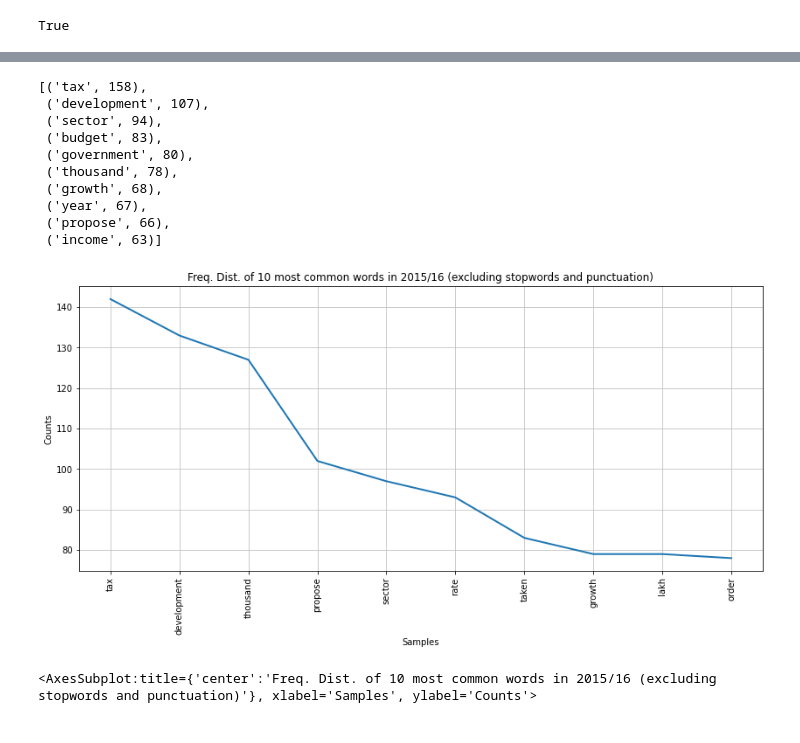
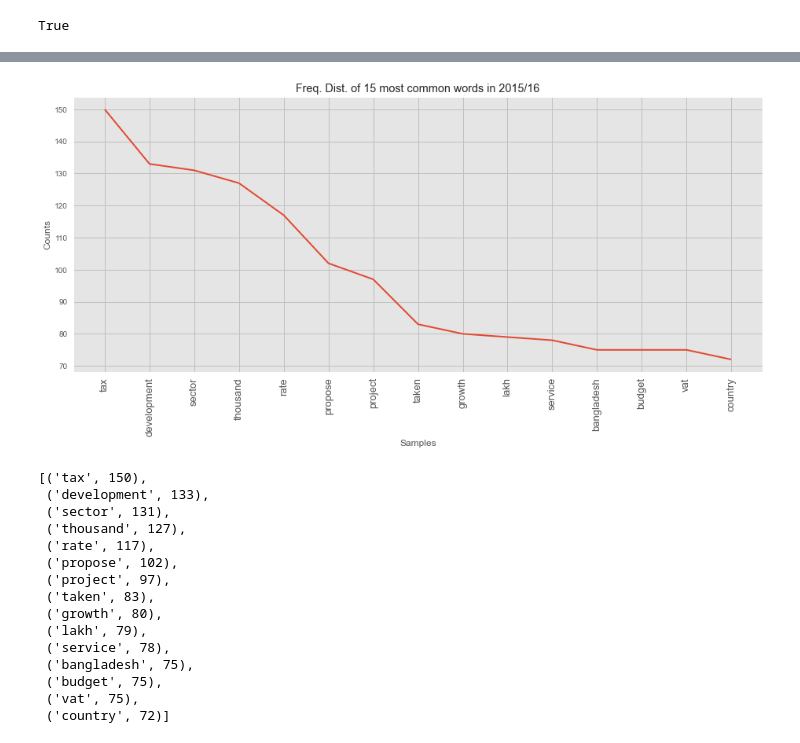
Before and after one commit to muimran/BD_Budget_Speech_Analysis, a Jupyter notebook: BD Budget Speech Analysis Using NLTK.ipynb, the cells around one changed output, grey strips where cells are left out. Saved outputs shown, nothing was run; the diff lists cells and outputs as text; code cells hidden in the pictures.

```diff
--- a/BD Budget Speech Analysis Using NLTK.ipynb
+++ b/BD Budget Speech Analysis Using NLTK.ipynb
@@ -259,6 +517,10 @@ budget_corpus1112_low = budget_corpus1112.lower()
 word_tokens1112 = word_tokenize(budget_corpus1112_low)
 fltrd_sntnc1112 = [word for word in word_tokens1112 if not word in stop_words]
 fltrd_sntnc1112_dist= FreqDist(fltrd_sntnc1112)
-plt.rcParams['figure.figsize'] = [14, 6]
-fltrd_sntnc1112_dist.plot(10,title='Freq. Dist. of 10 most common words in 2011/12 (excluding stopwords and punctuation)')
+lemmatizer1112 = WordNetLemmatizer()
+lem_tokens1112 = [lemmatizer1112.lemmatize(word) for word in fltrd_sntnc1112]
+fltrd_sntnc1112_dist= FreqDist(lem_tokens1112)
+plt.xticks(fontsize=13)
+fltrd_sntnc1112_dist.plot(15, title='Freq. Dist. of 15 most common words in 2011/12')
+fltrd_sntnc1112_dist.most_common(15)
 # %% [output]
@@ -270,6 +546,10 @@ budget_corpus1213_low = budget_corpus1213.lower()
 word_tokens1213 = word_tokenize(budget_corpus1213_low)
 fltrd_sntnc1213 = [word for word in word_tokens1213 if not word in stop_words]
 fltrd_sntnc1213_dist= FreqDist(fltrd_sntnc1213)
-plt.rcParams['figure.figsize'] = [14, 6]
-fltrd_sntnc1213_dist.plot(10,title='Freq. Dist. of 10 most common words in 2012/13 (excluding stopwords and punctuation)')
+lemmatizer1213 = WordNetLemmatizer()
+lem_tokens1213 = [lemmatizer1213.lemmatize(word) for word in fltrd_sntnc1213]
+fltrd_sntnc1213_dist= FreqDist(lem_tokens1213)
+plt.xticks(fontsize=13)
+fltrd_sntnc1213_dist.plot(15, title='Freq. Dist. of 15 most common words in 2012/13')
+fltrd_sntnc1213_dist.most_common(15)
 # %% [output]
@@ -281,6 +575,10 @@ budget_corpus1314_low = budget_corpus1314.lower()
 word_tokens1314 = word_tokenize(budget_corpus1314_low)
 fltrd_sntnc1314 = [word for word in word_tokens1314 if not word in stop_words]
 fltrd_sntnc1314_dist= FreqDist(fltrd_sntnc1314)
-plt.rcParams['figure.figsize'] = [14, 6]
-fltrd_sntnc1314_dist.plot(10,title='Freq. Dist. of 10 most common words in 2013/14 (excluding stopwords and punctuation)')
+lemmatizer1314 = WordNetLemmatizer()
+lem_tokens1314 = [lemmatizer1314.lemmatize(word) for word in fltrd_sntnc1314]
+fltrd_sntnc1314_dist= FreqDist(lem_tokens1314)
+plt.xticks(fontsize=13)
+fltrd_sntnc1314_dist.plot(15, title='Freq. Dist. of 15 most common words in 2013/14')
+fltrd_sntnc1314_dist.most_common(15)
 # %% [output]
@@ -292,6 +604,10 @@ budget_corpus1415_low = budget_corpus1415.lower()
 word_tokens1415 = word_tokenize(budget_corpus1415_low)
 fltrd_sntnc1415 = [word for word in word_tokens1415 if not word in stop_words]
 fltrd_sntnc1415_dist= FreqDist(fltrd_sntnc1415)
-plt.rcParams['figure.figsize'] = [14, 6]
-fltrd_sntnc1415_dist.plot(10,title='Freq. Dist. of 10 most common words in 2014/15 (excluding stopwords and punctuation)')
+lemmatizer1415 = WordNetLemmatizer()
+lem_tokens1415 = [lemmatizer1415.lemmatize(word) for word in fltrd_sntnc1415]
+fltrd_sntnc1415_dist= FreqDist(lem_tokens1415)
+plt.xticks(fontsize=13)
+fltrd_sntnc1415_dist.plot(15, title='Freq. Dist. of 15 most common words in 2014/15')
+fltrd_sntnc1415_dist.most_common(15)
 # %% [output]
@@ -300,27 +630,32 @@ fltrd_sntnc1415_dist.plot(10,title='Freq. Dist. of 10 most common words in 2014/
-# %%
-fltrd_sntnc1415_dist.most_common(10)
-# %% [output]
-[('tax', 158),
- ('development', 107),
- ('sector', 94),
- ('budget', 83),
- ('government', 80),
- ('thousand', 78),
- ('growth', 68),
- ('year', 67),
- ('propose', 66),
- ('income', 63)]
 # %%
 budget_corpus1516 = budget_corpus.raw('speech_2015_16.txt')
 budget_corpus1516_low = budget_corpus1516.lower()
 word_tokens1516 = word_tokenize(budget_corpus1516_low)
 fltrd_sntnc1516 = [word for word in word_tokens1516 if not word in stop_words]
 fltrd_sntnc1516_dist= FreqDist(fltrd_sntnc1516)
-plt.rcParams['figure.figsize'] = [14, 6]
-fltrd_sntnc1516_dist.plot(10,title='Freq. Dist. of 10 most common words in 2015/16 (excluding stopwords and punctuation)')
+lemmatizer1516 = WordNetLemmatizer()
+lem_tokens1516 = [lemmatizer1516.lemmatize(word) for word in fltrd_sntnc1516]
+fltrd_sntnc1516_dist= FreqDist(lem_tokens1516)
+plt.xticks(fontsize=13)
+fltrd_sntnc1516_dist.plot(15, title='Freq. Dist. of 15 most common words in 2015/16')
+fltrd_sntnc1516_dist.most_common(15)
 # %% [output]
-[figure, old version]
+[figure, new version]
-<AxesSubplot:title={'center':'Freq. Dist. of 10 most common words in 2015/16 (excluding stopwords and punctuation)'}, xlabel='Samples', ylabel='Counts'>
+[('tax', 150),
+ ('development', 133),
+ ('sector', 131),
+ ('thousand', 127),
+ ('rate', 117),
+ ('propose', 102),
+ ('project', 97),
+ ('taken', 83),
+ ('growth', 80),
+ ('lakh', 79),
+ ('service', 78),
+ ('bangladesh', 75),
+ ('budget', 75),
+ ('vat', 75),
+ ('country', 72)]
 # %%
 budget_corpus1617 = budget_corpus.raw('speech_2016_17.txt')
 budget_corpus1617_low = budget_corpus1617.lower()
```
Also changed, not shown: parts of 45 cells of this notebook.
